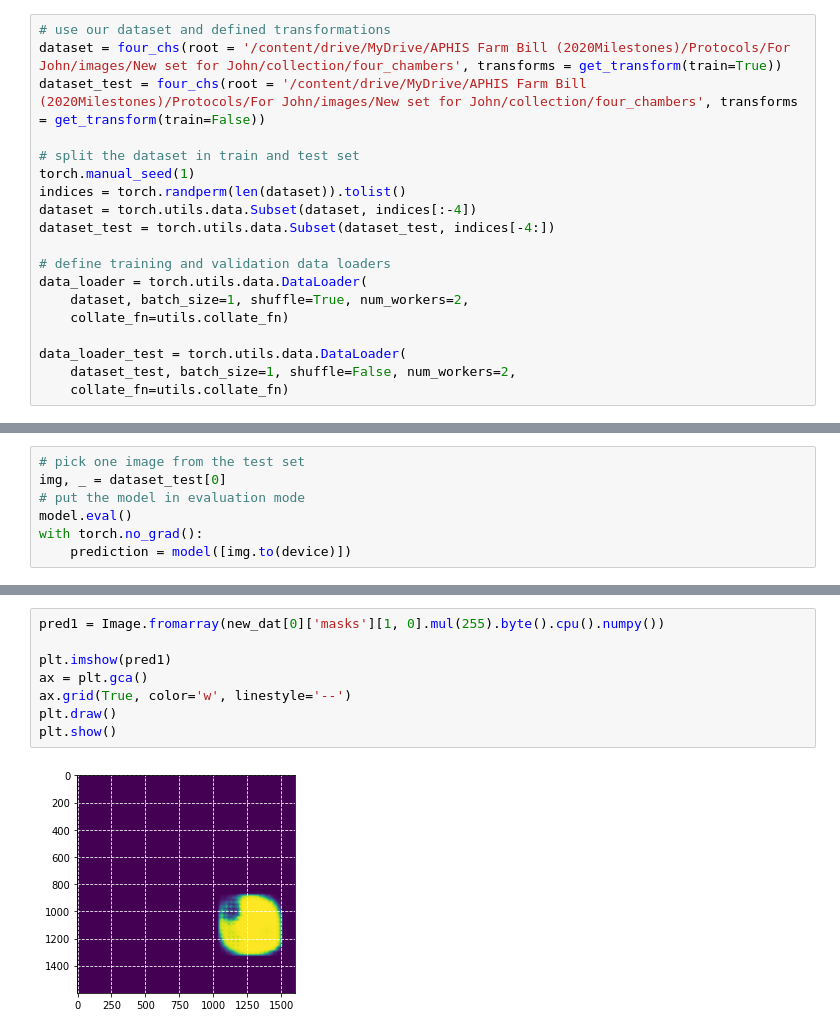
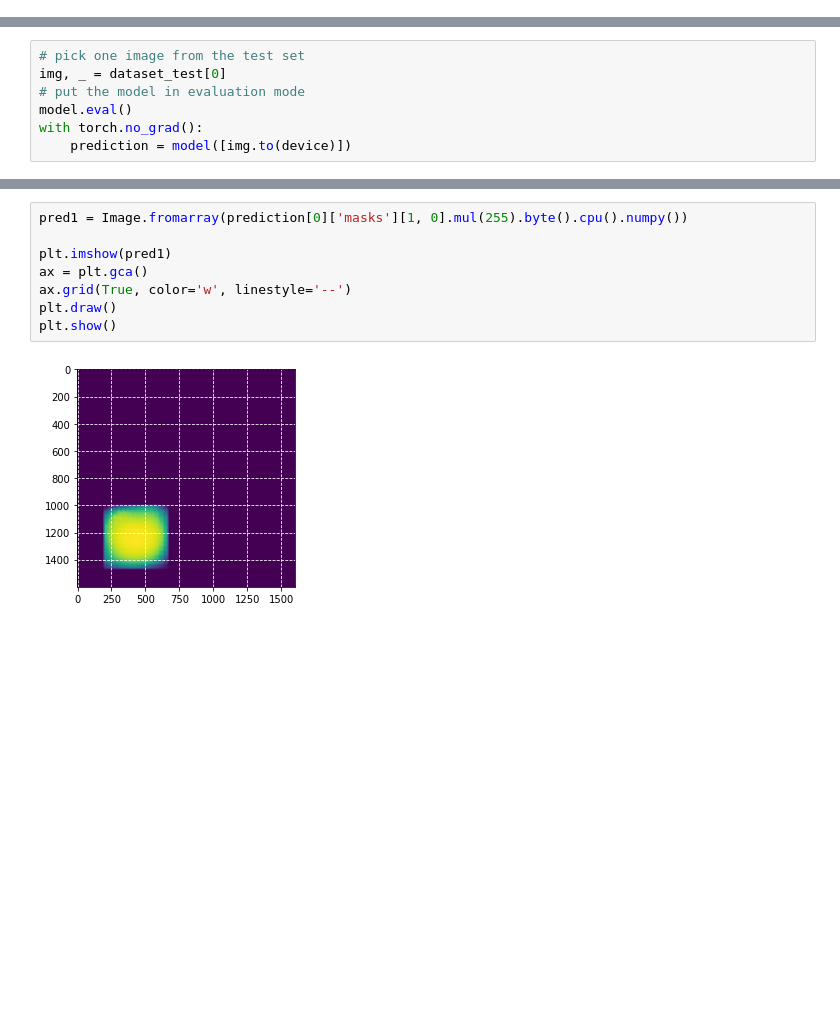
Before and after one commit to ncsu-landscape-dynamics/LAMP_assay_automation, a Jupyter notebook: Working_pytorch_instance_imseg_ccrop.ipynb, the cells around one changed output, grey strips where cells are left out. Drawn from its saved outputs; the diff is of its cells as text; blank space fills up the shorter version.

```diff
--- a/Working_pytorch_instance_imseg_ccrop.ipynb
+++ b/Working_pytorch_instance_imseg_ccrop.ipynb
@@ -196,22 +214,3 @@ output = model(images,targets)   # Returns losses and detections
 #model.eval()
 #x = [torch.rand(3, 300, 400), torch.rand(3, 500, 400)]
 #predictions = model(x)
-# %%
-# use our dataset and defined transformations
-dataset = four_chs(root = '/content/drive/MyDrive/APHIS Farm Bill (2020Milestones)/Protocols/For John/images/New set for John/collection/four_chambers', transforms = get_transform(train=True))
-dataset_test = four_chs(root = '/content/drive/MyDrive/APHIS Farm Bill (2020Milestones)/Protocols/For John/images/New set for John/collection/four_chambers', transforms = get_transform(train=False))
-
-# split the dataset in train and test set
-torch.manual_seed(1)
-indices = torch.randperm(len(dataset)).tolist()
-dataset = torch.utils.data.Subset(dataset, indices[:-4])
-dataset_test = torch.utils.data.Subset(dataset_test, indices[-4:])
-
-# define training and validation data loaders
-data_loader = torch.utils.data.DataLoader(
-    dataset, batch_size=1, shuffle=True, num_workers=2,
-    collate_fn=utils.collate_fn)
-
-data_loader_test = torch.utils.data.DataLoader(
-    dataset_test, batch_size=1, shuffle=False, num_workers=2,
-    collate_fn=utils.collate_fn)
@@ -372,11 +306,11 @@ plt.show()
 # %%
-pred1 = Image.fromarray(new_dat[0]['masks'][1, 0].mul(255).byte().cpu().numpy())
+pred1 = Image.fromarray(prediction[0]['masks'][1, 0].mul(255).byte().cpu().numpy())
 
 plt.imshow(pred1)
 ax = plt.gca()
 ax.grid(True, color='w', linestyle='--')
 plt.draw()
 plt.show()
 # %% [output]
-[figure, old version]
+[figure, new version]
 # %%
```
Also changed, not shown: parts of 22 cells of this notebook.
